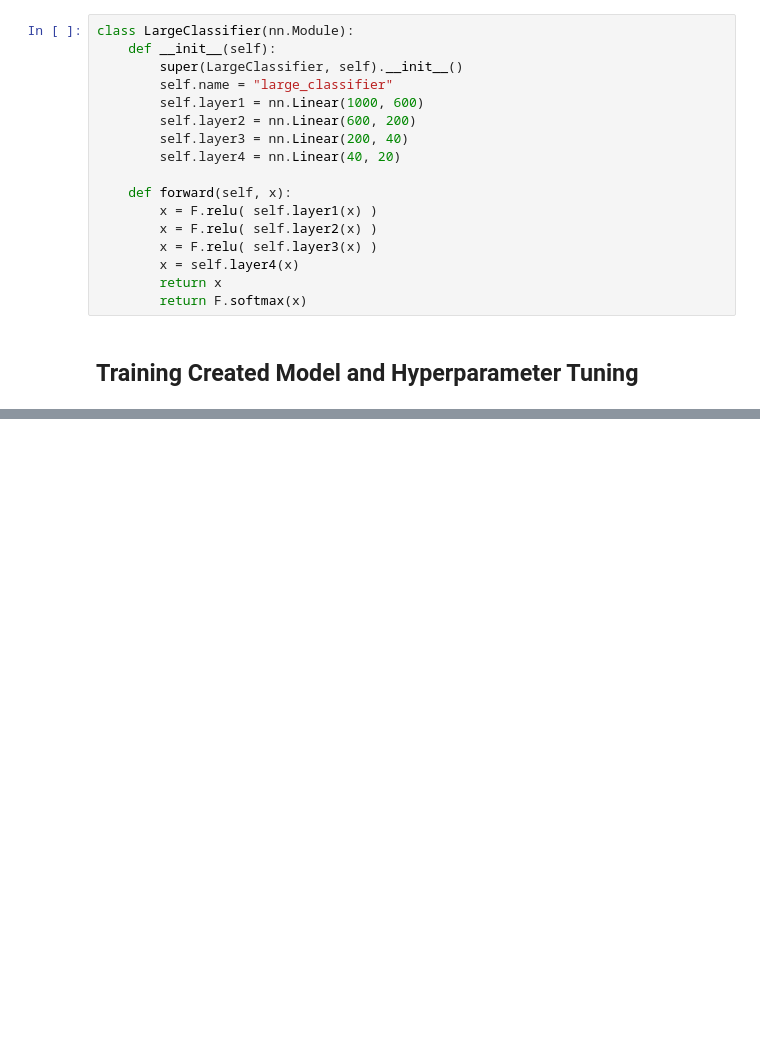
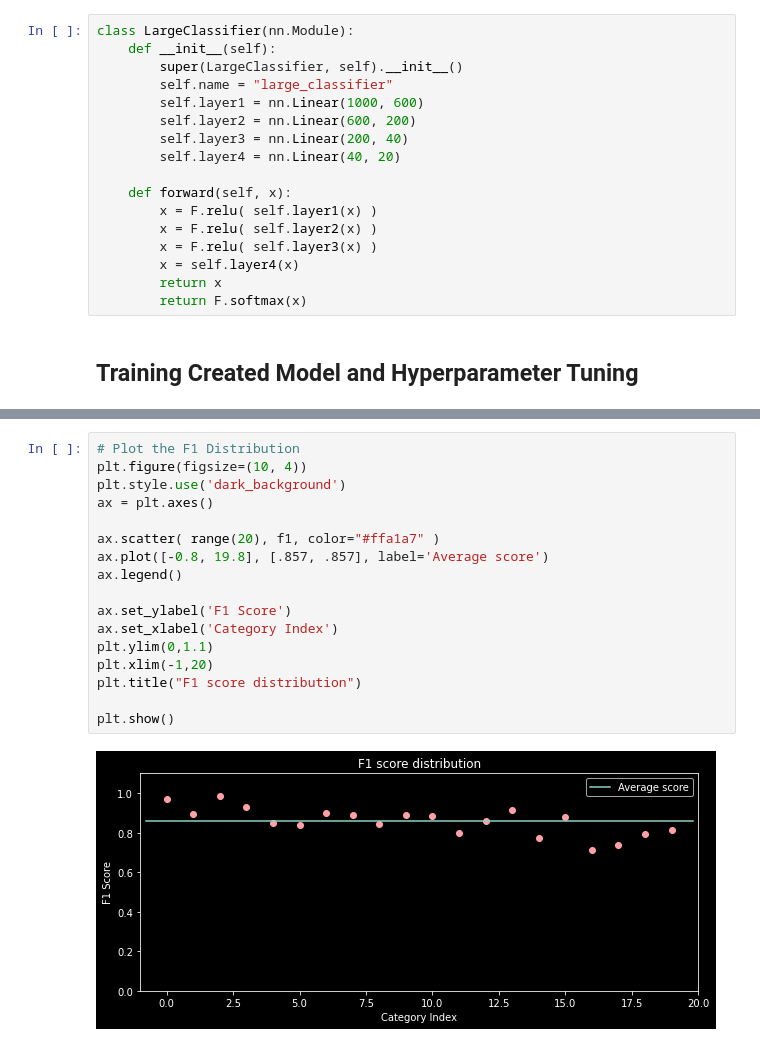
Before and after one commit to fabinjoe/Plant-Leaf-Detection, a Jupyter notebook: APS360_Project_Proposal.ipynb, the cells around one changed output, grey strips where cells are left out. Drawn from its saved outputs; the diff is of its cells as text; blank space fills up the shorter version.

```diff
--- a/APS360_Project_Proposal.ipynb
+++ b/APS360_Project_Proposal.ipynb
@@ -757,0 +803,19 @@ tensor([[6],
+# %%
+# Plot the F1 Distribution
+plt.figure(figsize=(10, 4))
+plt.style.use('dark_background')
+ax = plt.axes()
+
+ax.scatter( range(20), f1, color="#ffa1a7" )
+ax.plot([-0.8, 19.8], [.857, .857], label='Average score')
+ax.legend()
+
+ax.set_ylabel('F1 Score')
+ax.set_xlabel('Category Index')
+plt.ylim(0,1.1)
+plt.xlim(-1,20)
+plt.title("F1 score distribution")
+
+plt.show()
+# %% [output]
+[figure, added]
```
Also changed, not shown: parts of 38 cells of this notebook.
